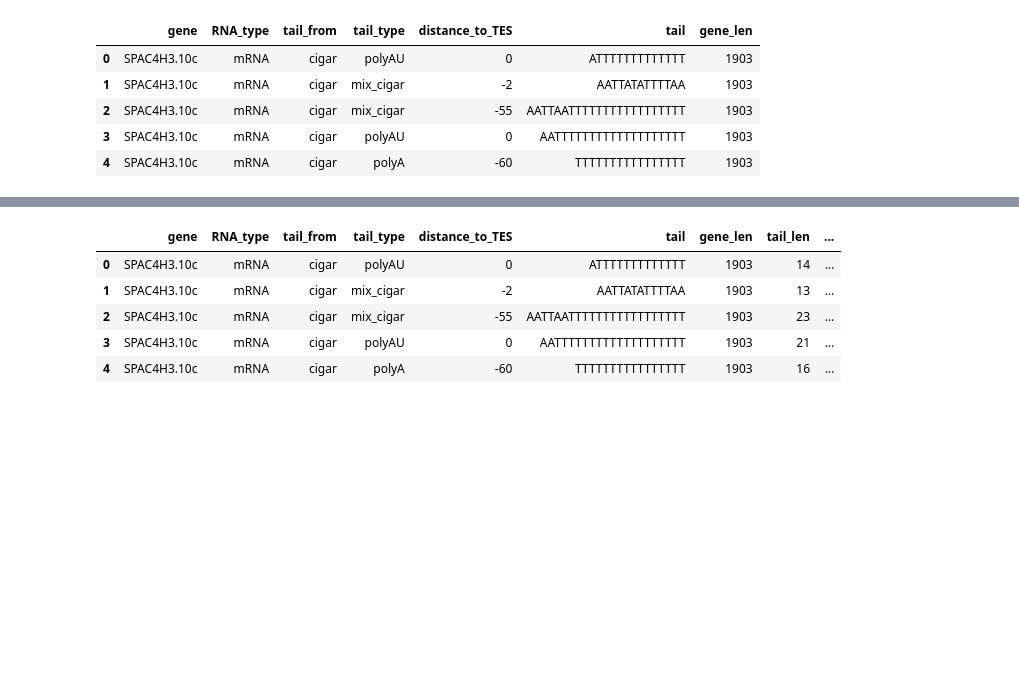
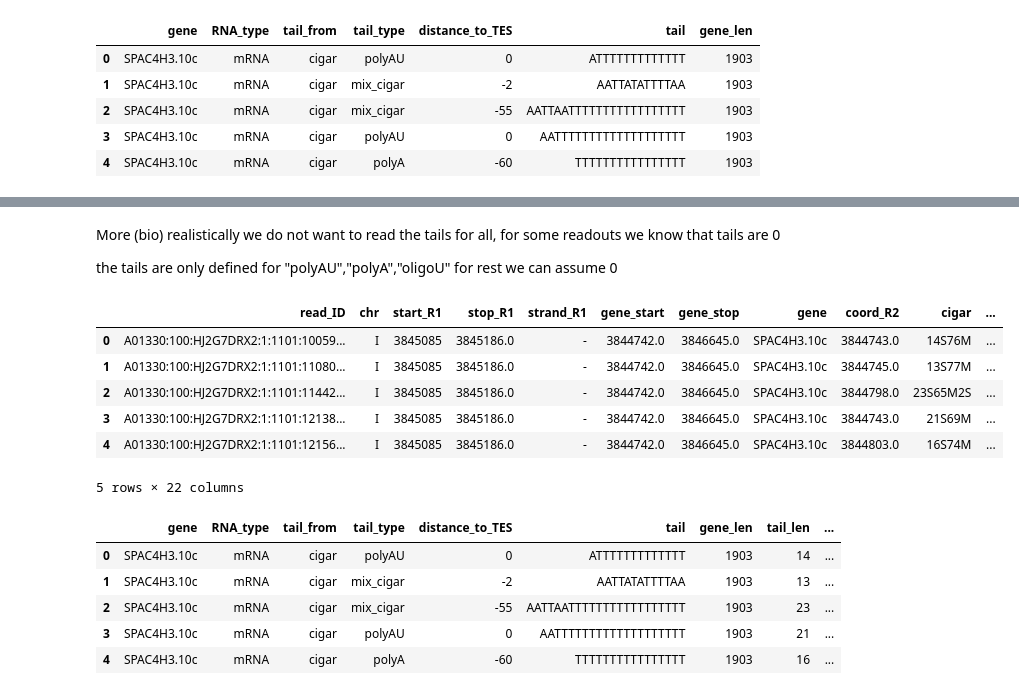
Before and after one commit to igib-rna-tails/PyConPL25_Polars, a Jupyter notebook: Intro_Pandas_Part2.ipynb, the cells around one changed output, grey strips where cells are left out. Saved outputs shown, nothing was run; the diff lists cells and outputs as text; code cells hidden in the pictures; blank space fills up the shorter version.

```diff
--- a/Intro_Pandas_Part2.ipynb
+++ b/Intro_Pandas_Part2.ipynb
@@ -127,3 +189,26 @@ tails.head()
+# %% [markdown]
+More (bio) realistically we do not want to read the tails for all, for some readouts we know that tails are 0
+
+the tails are only defined for "polyAU","polyA","oligoU" for rest we can assume 0
+# %%
+# Calculate new column 'tail_len' using the previous explanations
+#def rule_based_len(row):
+#    if row["tail_type"] in ...
+#        return ...
+#    else:
+#        return 0
+
+tails['tail_len'] =  tails.apply(rule_based_len, axis = 1) #axis=1 means that it will be row by row
+
+tails.head()
+# %% [output]
+|  | read_ID | chr | start_R1 | stop_R1 | strand_R1 | gene_start | gene_stop | gene | coord_R2 | cigar | ... |
+| 0 | A01330:100:HJ2G7DRX2:1:1101:10059... | I | 3845085 | 3845186.0 | - | 3844742.0 | 3846645.0 | SPAC4H3.10c | 3844743.0 | 14S76M | ... |
+| 1 | A01330:100:HJ2G7DRX2:1:1101:11080... | I | 3845085 | 3845186.0 | - | 3844742.0 | 3846645.0 | SPAC4H3.10c | 3844745.0 | 13S77M | ... |
+| 2 | A01330:100:HJ2G7DRX2:1:1101:11442... | I | 3845085 | 3845186.0 | - | 3844742.0 | 3846645.0 | SPAC4H3.10c | 3844798.0 | 23S65M2S | ... |
+| 3 | A01330:100:HJ2G7DRX2:1:1101:12138... | I | 3845085 | 3845186.0 | - | 3844742.0 | 3846645.0 | SPAC4H3.10c | 3844743.0 | 21S69M | ... |
+| 4 | A01330:100:HJ2G7DRX2:1:1101:12156... | I | 3845085 | 3845186.0 | - | 3844742.0 | 3846645.0 | SPAC4H3.10c | 3844803.0 | 16S74M | ... |
+5 rows × 22 columns
 # %%
 ## prepare new columns named 'relative_distance_to_TES', where:
 ## relative_distance_to_TES = distance_to_TES/gene_len
```
Also changed, not shown: parts of 9 cells of this notebook, 1 other file.
